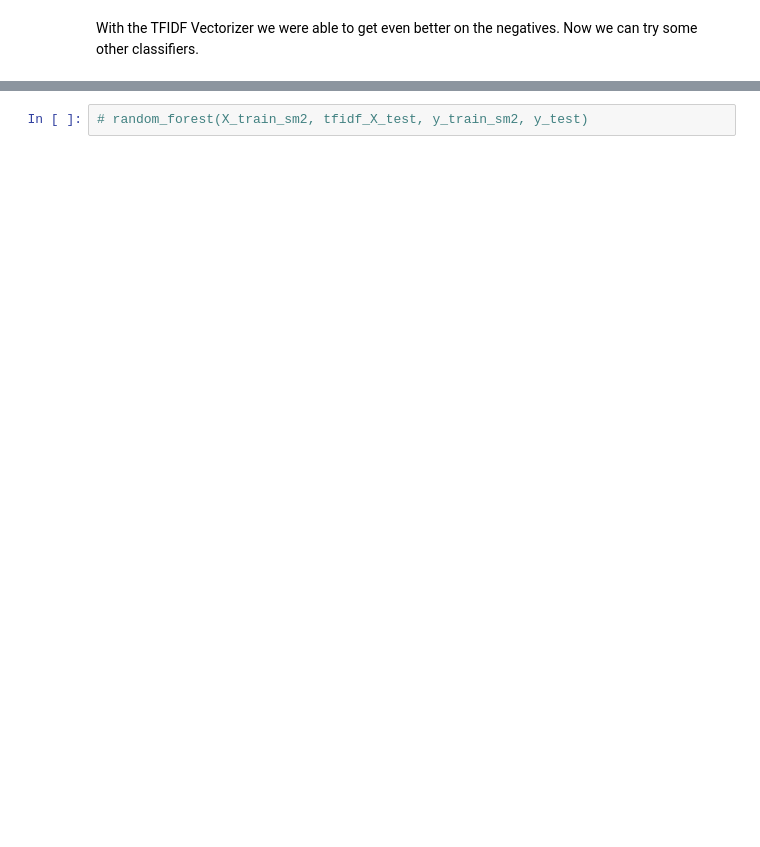
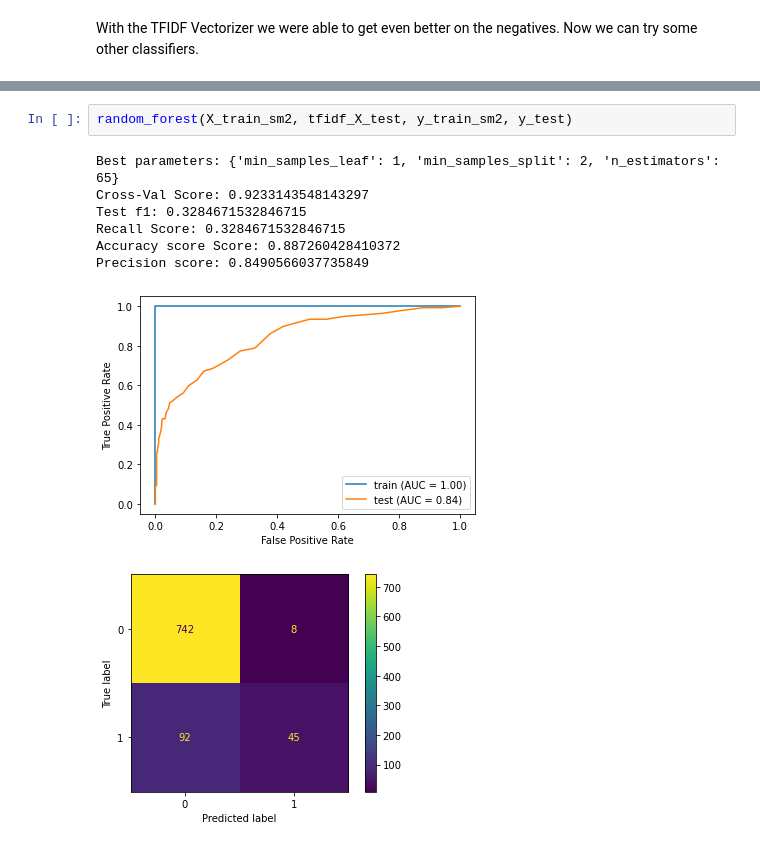
Before and after one commit to MNemanow/product_sentiment_nlp, a Jupyter notebook: modeling.ipynb, the cells around one changed output, grey strips where cells are left out. Saved outputs shown, nothing was run; the diff lists cells and outputs as text; blank space fills up the shorter version.

```diff
--- a/modeling.ipynb
+++ b/modeling.ipynb
@@ -373,2 +383,11 @@ def random_forest(X_train, X_test, y_train, y_test):
 # %%
-# random_forest(X_train_sm2, tfidf_X_test, y_train_sm2, y_test)
+random_forest(X_train_sm2, tfidf_X_test, y_train_sm2, y_test)
+# %% [output]
+Best parameters: {'min_samples_leaf': 1, 'min_samples_split': 2, 'n_estimators': 65}
+Cross-Val Score: 0.9233143548143297
+Test f1: 0.3284671532846715
+Recall Score: 0.3284671532846715
+Accuracy score Score: 0.887260428410372
+Precision score: 0.8490566037735849
+[figure, added]
+[figure, added]
```
Also changed, not shown: parts of 4 cells of this notebook, 2 other files.
